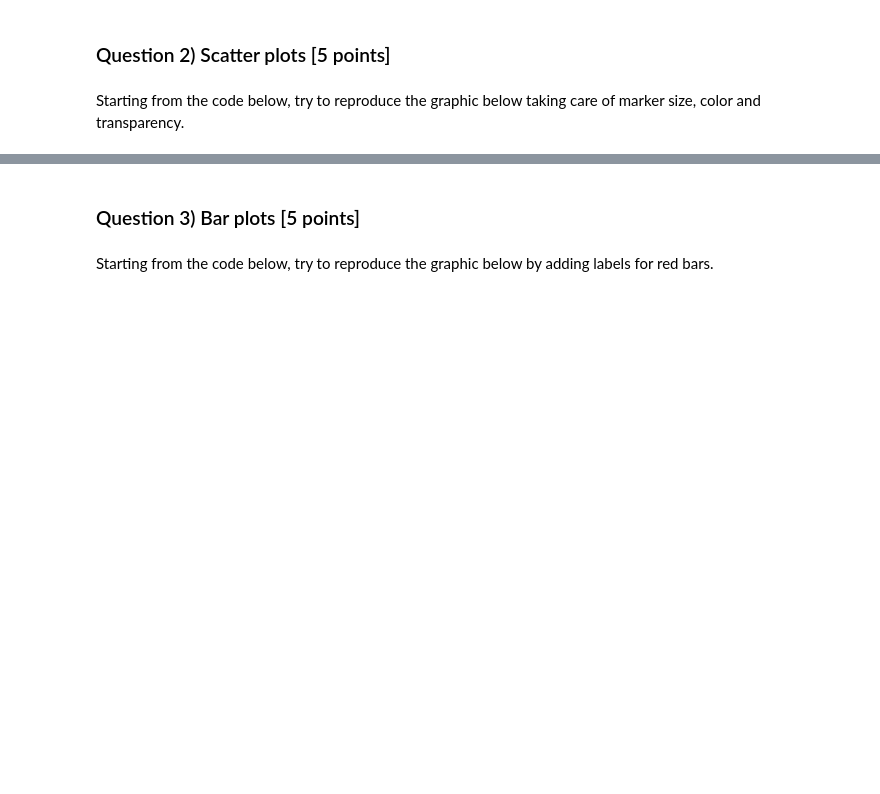
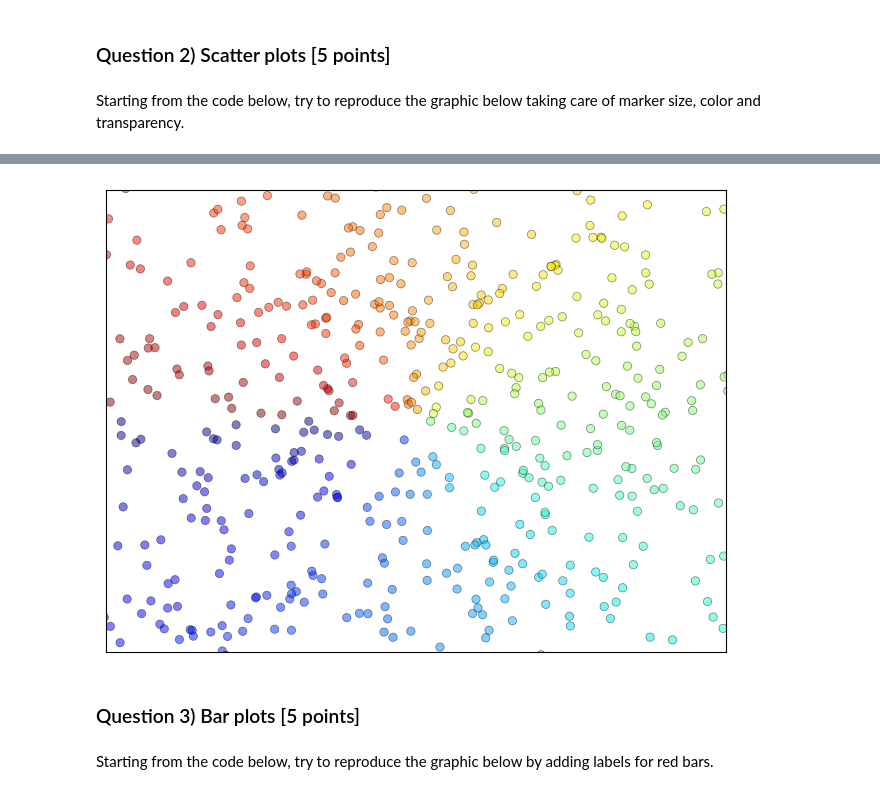
Before and after one commit to Chocobone/2025_DSV, a Jupyter notebook: hw3_for_students/hw3.ipynb, the cells around one changed output, grey strips where cells are left out. Saved outputs shown, nothing was run; the diff lists cells and outputs as text; code cells hidden in the pictures; blank space fills up the shorter version.

```diff
--- a/hw3_for_students/hw3.ipynb
+++ b/hw3_for_students/hw3.ipynb
@@ -58,3 +74,24 @@ plt.show()
+# %%
+# YOUR CODE HERE
+n = 1024
+X = np.random.normal(0,1,n)
+Y = np.random.normal(0,1,n)
+
+C = np.arctan2(Y, X)
+
+plt.figure(figsize=(8,6))
+
+plt.scatter(X,Y, c=C, alpha=0.5, linewidths=0.5,
+            edgecolors='black', cmap='jet')
+
+plt.xlim((-1, 1))
+plt.ylim((-1, 1))
+plt.xticks(())
+plt.yticks(())
+
+plt.show()
+# %% [output]
+[figure, added]
 # %% [markdown]
 ### Question 3) Bar plots [5 points]
 # %% [markdown]
```
Also changed, not shown: parts of 22 cells of this notebook.
